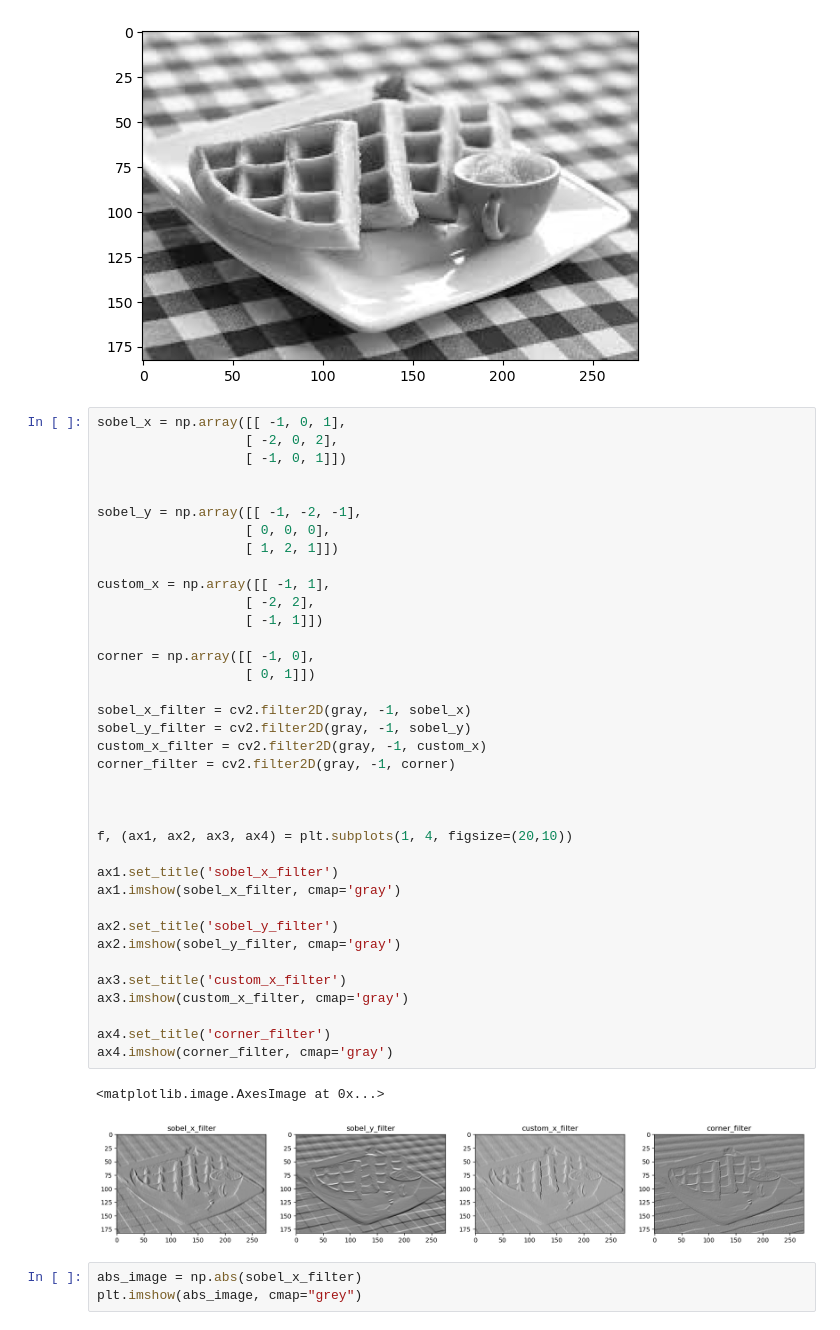
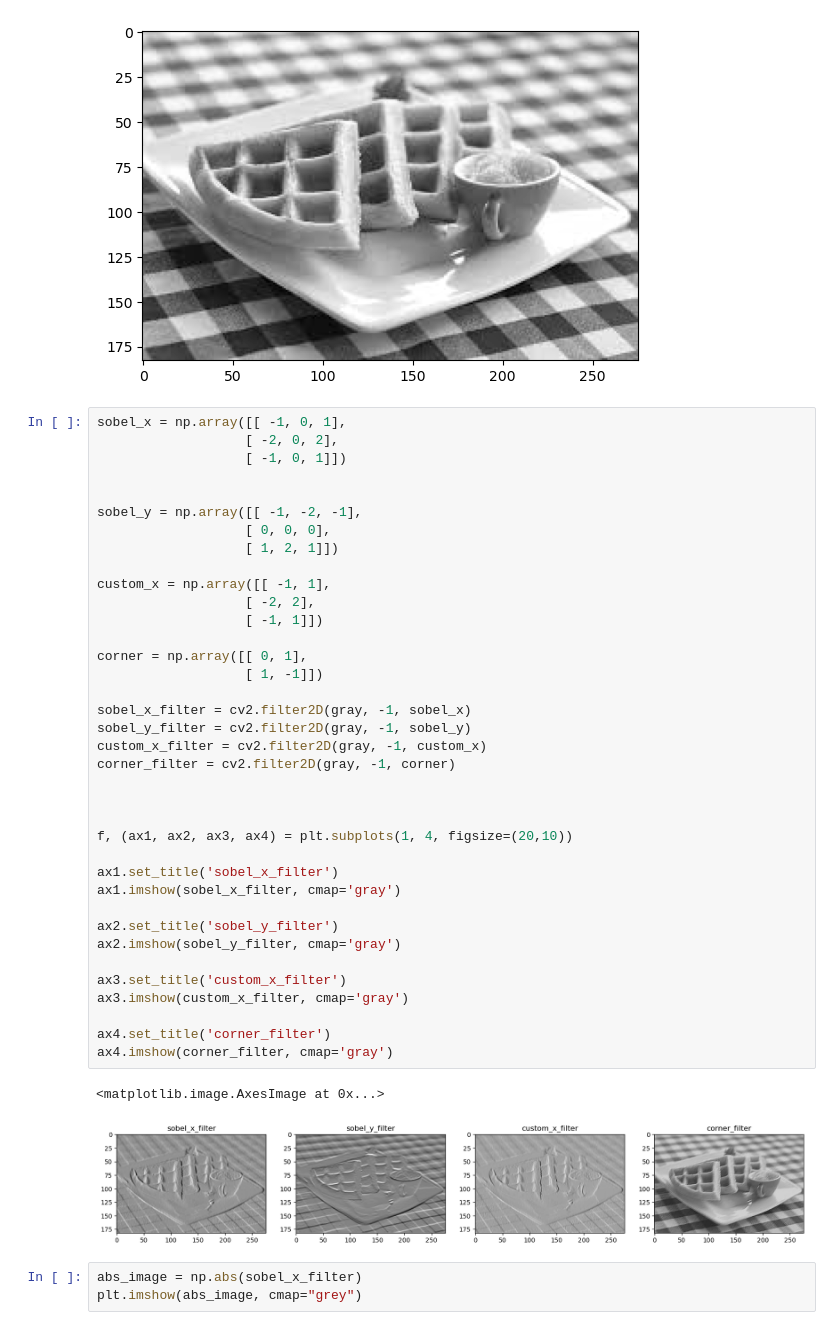
Before and after one commit to Hercogs/cd0360-Introduction-to-Computer-Vision, a Jupyter notebook: 1_3_Types_of_Features_Image_Segmentation/1. Harris Corner Detection.ipynb, the cells around one changed output. Saved outputs shown, nothing was run; the diff lists cells and outputs as text.

```diff
--- a/1_3_Types_of_Features_Image_Segmentation/1. Harris Corner Detection.ipynb
+++ b/1_3_Types_of_Features_Image_Segmentation/1. Harris Corner Detection.ipynb
@@ -77,36 +77,36 @@ sobel_y = np.array([[ -1, -2, -1],
                    [ 0, 0, 0],
                    [ 1, 2, 1]])
 
 custom_x = np.array([[ -1, 1],
                    [ -2, 2],
                    [ -1, 1]])
 
-corner = np.array([[ -1, 0],
-                   [ 0, 1]])
+corner = np.array([[ 0, 1],
+                   [ 1, -1]])
 
 sobel_x_filter = cv2.filter2D(gray, -1, sobel_x)
 sobel_y_filter = cv2.filter2D(gray, -1, sobel_y)
 custom_x_filter = cv2.filter2D(gray, -1, custom_x)
 corner_filter = cv2.filter2D(gray, -1, corner)
 
 
 
 f, (ax1, ax2, ax3, ax4) = plt.subplots(1, 4, figsize=(20,10))
 
 ax1.set_title('sobel_x_filter')
 ax1.imshow(sobel_x_filter, cmap='gray')
 
 ax2.set_title('sobel_y_filter')
 ax2.imshow(sobel_y_filter, cmap='gray')
 
 ax3.set_title('custom_x_filter')
 ax3.imshow(custom_x_filter, cmap='gray')
 
 ax4.set_title('corner_filter')
 ax4.imshow(corner_filter, cmap='gray')
 # %% [output]
 <matplotlib.image.AxesImage at 0x...>
-[figure, old version]
+[figure, new version]
 # %%
 abs_image = np.abs(sobel_x_filter)
 plt.imshow(abs_image, cmap="grey")
```
Also changed, not shown: 6 other files.
